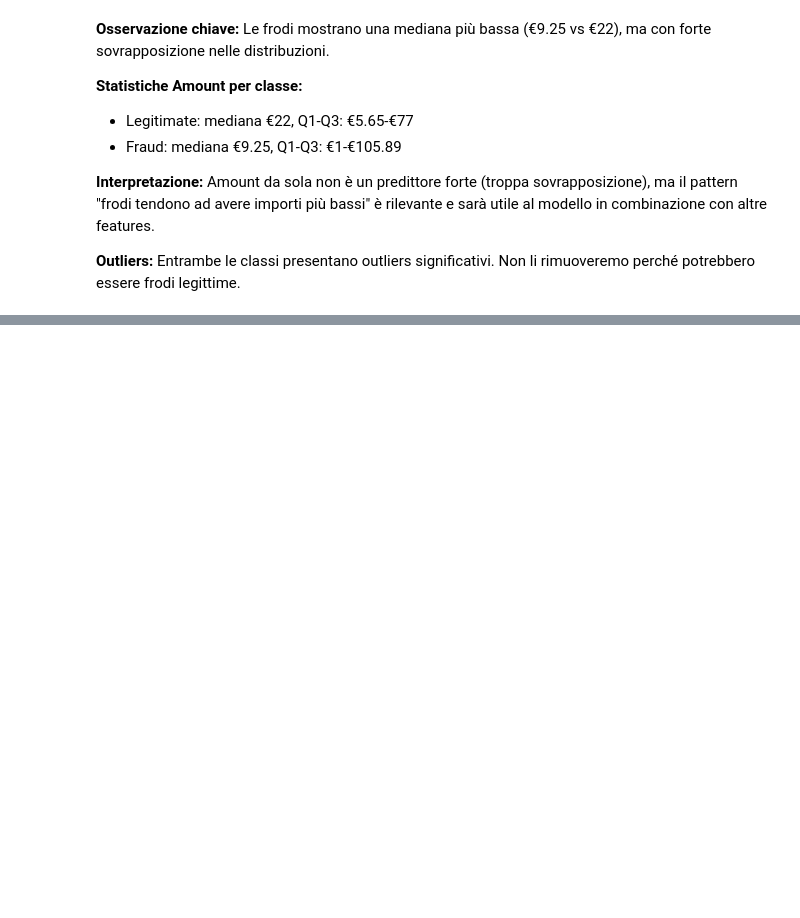
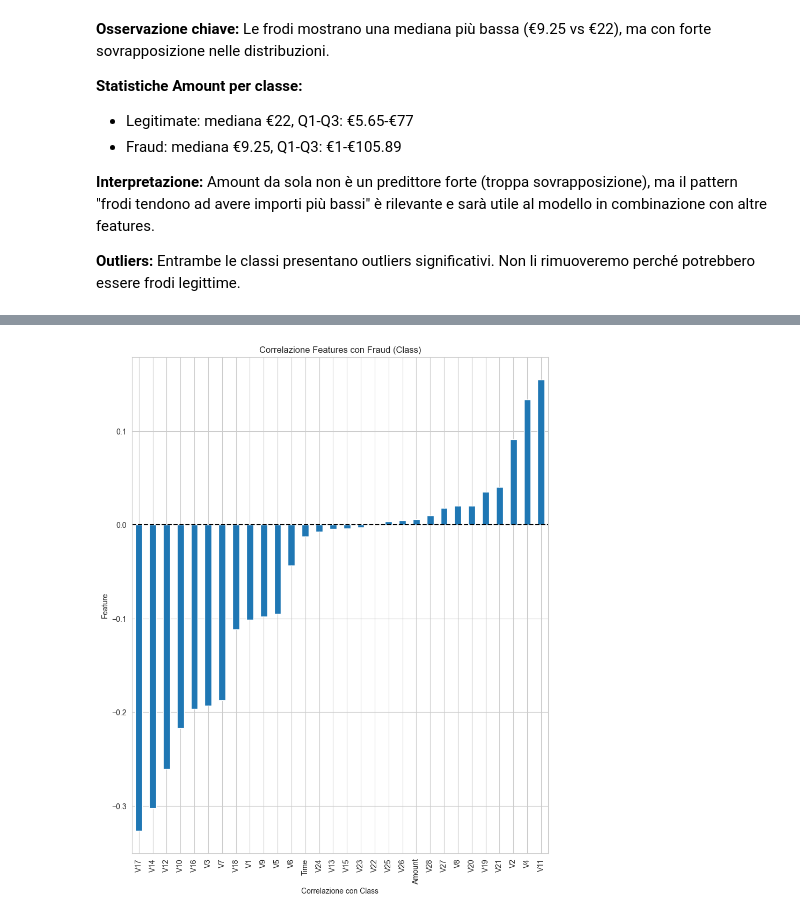
Before and after one commit to Chris05-Gen/fraud-detection-ml, a Jupyter notebook: notebooks/01_EDA.ipynb, the cells around one changed output, grey strips where cells are left out. Cells and saved outputs as stored; diff of their text form; code cells hidden in the pictures; blank space fills up the shorter version.

```diff
--- a/notebooks/01_EDA.ipynb
+++ b/notebooks/01_EDA.ipynb
@@ -278,0 +344,9 @@ Non li rimuoveremo perché potrebbero essere frodi legittime.
+# %%
+corr_ord.plot(kind='bar', figsize=(10, 12))
+plt.xlabel('Correlazione con Class')
+plt.ylabel('Feature')
+plt.title('Correlazione Features con Fraud (Class)')
+plt.axhline(y=0, color='black', linestyle='--')  # Linea verticale allo zero
+plt.show()
+# %% [output]
+[figure, added]
```
Also changed, not shown: parts of 23 cells of this notebook, 2 other files.
